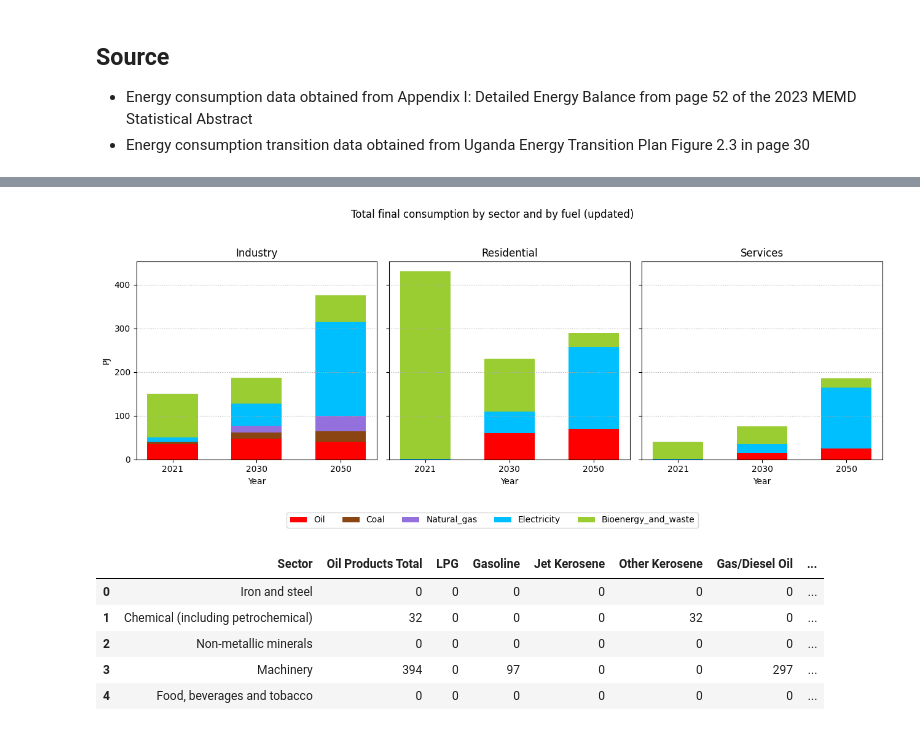
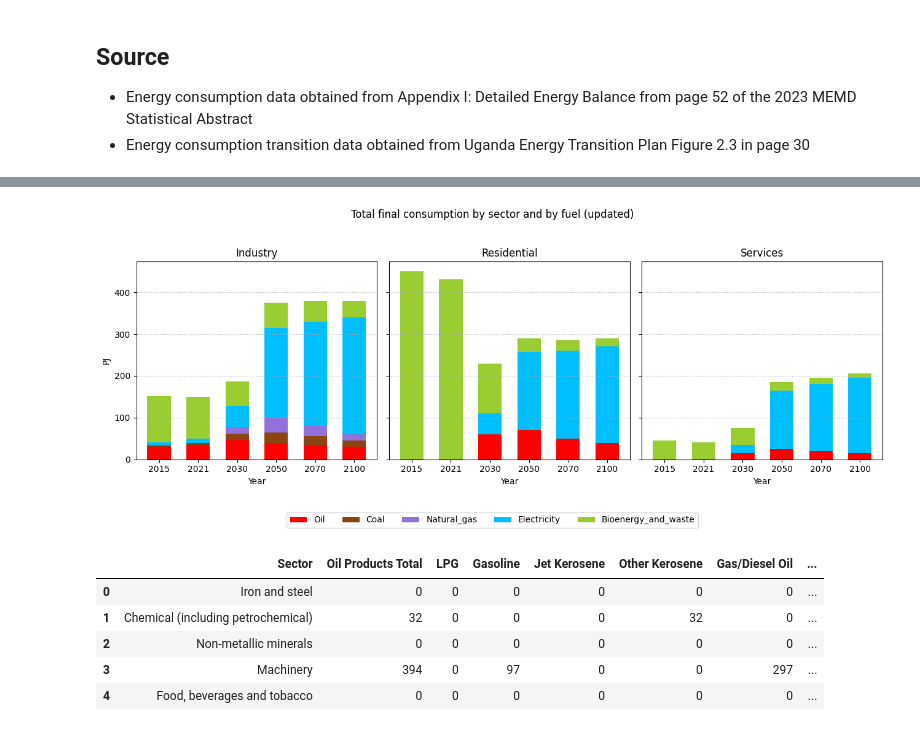
Before and after one commit to sisepuede-framework/ssp_uganda_data, a Jupyter notebook: data_processing/FRAC_INEN_GLASS.ipynb, the cells around one changed output, grey strips where cells are left out. Drawn from its saved outputs; the diff is of its cells as text; code cells hidden in the pictures.

```diff
--- a/data_processing/FRAC_INEN_GLASS.ipynb
+++ b/data_processing/FRAC_INEN_GLASS.ipynb
@@ -51,35 +58,35 @@ fuel_colors = {
 
 # Plotting
 sectors = fuel_share_df['Sector'].unique()
-years = [2021, 2030, 2050]
+years = [2015, 2021, 2030, 2050, 2070, 2100]
 fuels = ['Oil', 'Coal', 'Natural_gas', 'Electricity', 'Bioenergy_and_waste']
 
 fig, axes = plt.subplots(1, len(sectors), figsize=(13,5), sharey=True)
 
 bar_width = 0.6  # Wider bars
 
 for i, sector in enumerate(sectors):
     ax = axes[i]
     sector_data = fuel_share_df[fuel_share_df['Sector'] == sector].sort_values('Year')
     x = range(len(years))
     bottom = [0] * len(years)
     for fuel in fuels:
         ax.bar(x, sector_data[fuel], width=bar_width, bottom=bottom, label=fuel if i == 0 else "", color=fuel_colors[fuel])
         bottom = [a + b for a, b in zip(bottom, sector_data[fuel])]
     ax.set_title(sector)
     ax.set_xticks(x)
     ax.set_xticklabels(years)
     if i == 0:
         ax.set_ylabel('PJ')
     ax.set_xlabel('Year')
     ax.grid(axis='y', linestyle=':')
 
 fig.suptitle('Total final consumption by sector and by fuel (updated)')
 fig.legend(fuels, loc='lower center', ncol=len(fuels), bbox_to_anchor=(0.5, -0.07))
 plt.tight_layout(rect=[0, 0.05, 1, 0.95])
 plt.show()
 # %% [output]
-[figure, old version]
+[figure, new version]
 # %%
 # load final energy consumption by fuel data
 consump_by_fuel_df = pd.read_csv(os.path.join(INPUT_DATA_DIR_PATH, "inen","final_energy_consumption_by_fuel_uganda_2023.csv"))
```
Also changed, not shown: parts of 10 cells of this notebook, 16 other files.
